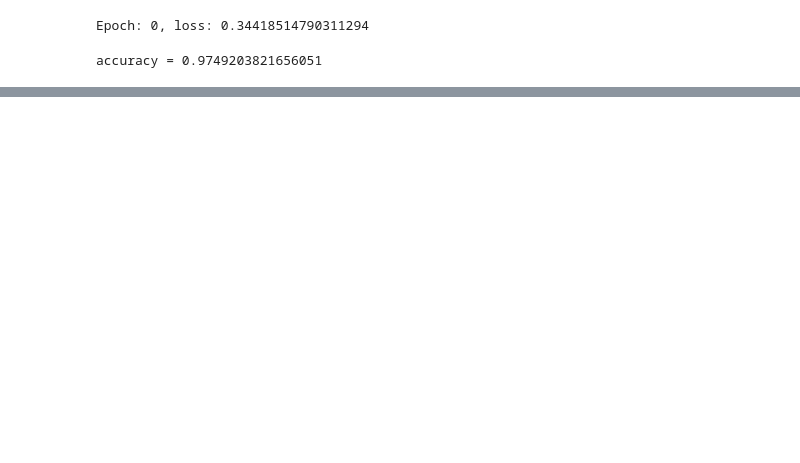
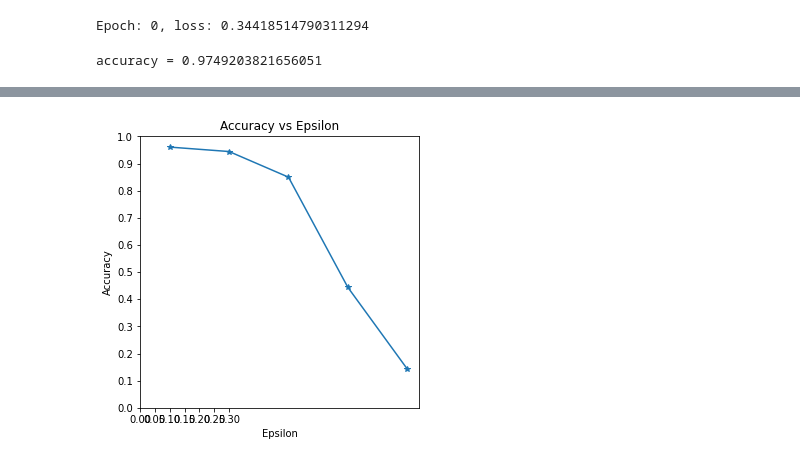
Before and after one commit to Akhilez/ml_gallery, a Jupyter notebook: ml_py/app/vision/mnist_classifier/adversarial_fgsm.ipynb, the cells around one changed output, grey strips where cells are left out. Saved outputs shown, nothing was run; the diff lists cells and outputs as text; code cells hidden in the pictures; blank space fills up the shorter version.

```diff
--- a/ml_py/app/vision/mnist_classifier/adversarial_fgsm.ipynb
+++ b/ml_py/app/vision/mnist_classifier/adversarial_fgsm.ipynb
@@ -84,3 +84,9 @@ for x_test, y_test in test_loader:
 print(f'accuracy = {acc / i}')
 # %% [output]
 accuracy = 0.9749203821656051
+# %%
+def fgsm_attack(image, epsilon, data_grad):
+    sign_data_grad = data_grad.sign()
+    perturbed_image = image + epsilon*sign_data_grad
+    perturbed_image = torch.clamp(perturbed_image, 0, 1)
+    return perturbed_image
@@ -86,0 +164,11 @@ accuracy = 0.9749203821656051
+# %%
+plt.figure(figsize=(5,5))
+plt.plot(epsilons, accuracies, "*-")
+plt.yticks(np.arange(0, 1.1, step=0.1))
+plt.xticks(np.arange(0, .35, step=0.05))
+plt.title("Accuracy vs Epsilon")
+plt.xlabel("Epsilon")
+plt.ylabel("Accuracy")
+plt.show()
+# %% [output]
+[figure, added]
```
Also changed, not shown: parts of 5 cells of this notebook.
